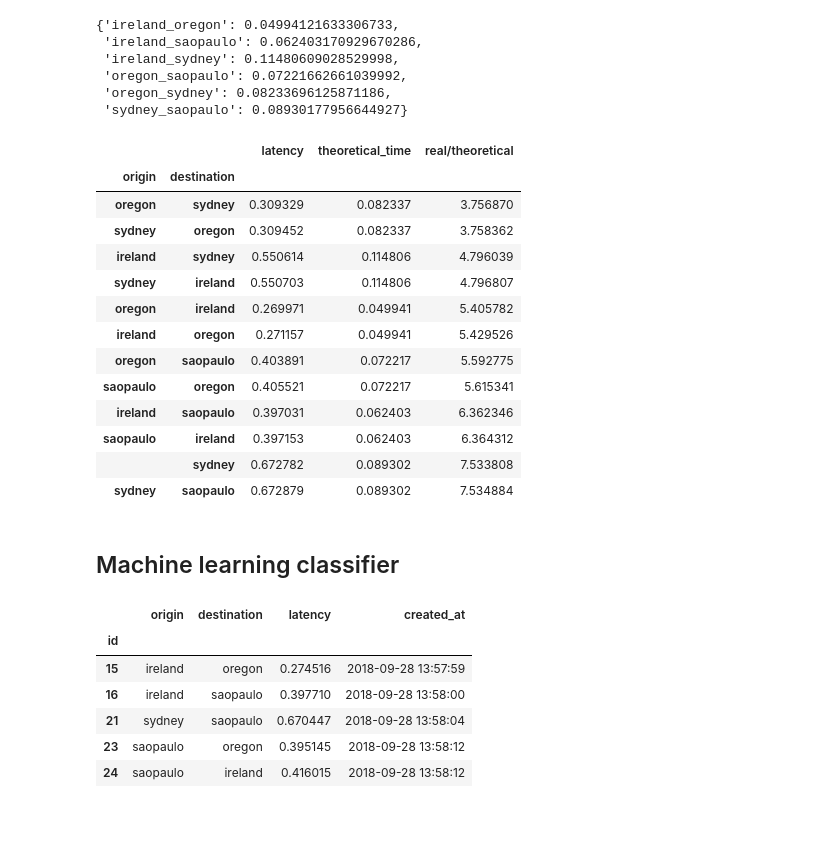
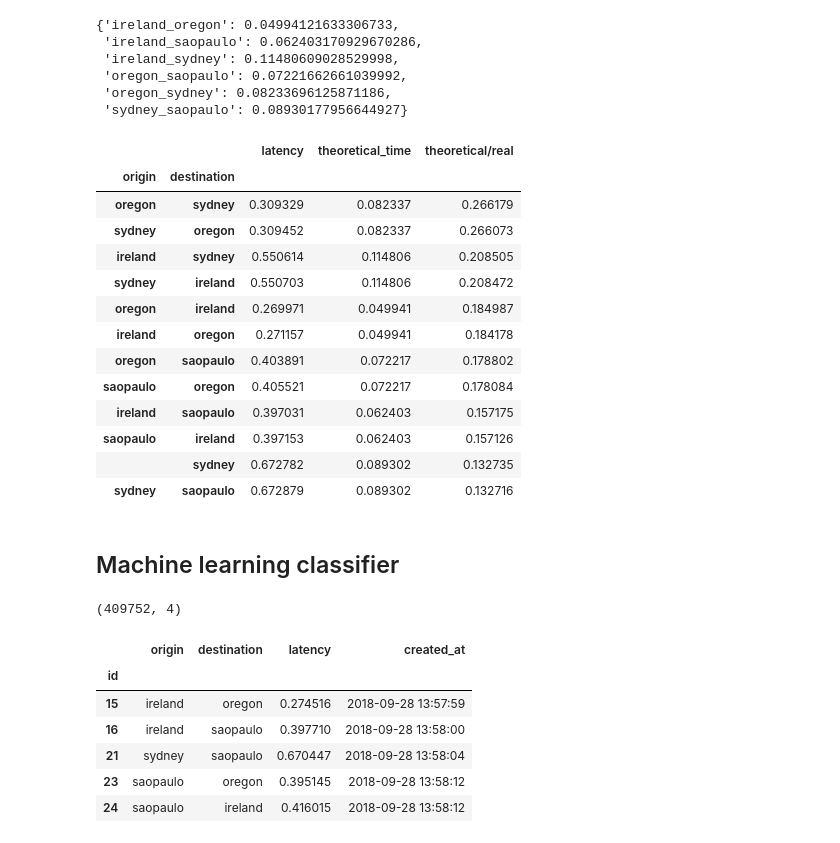
Before and after one commit to falvarezb/aws-index, a Jupyter notebook: data_analysis/aws_data.ipynb, the cells around one changed output. Cells and saved outputs as stored; diff of their text form; code cells hidden in the pictures.

```diff
--- a/data_analysis/aws_data.ipynb
+++ b/data_analysis/aws_data.ipynb
@@ -398,28 +406,32 @@ theoretical_time
 # %%
 latency95 = df95Grouped.mean()
 latency95['theoretical_time'] = [theoretical_time["ireland_oregon"], theoretical_time["ireland_saopaulo"], theoretical_time["ireland_sydney"],
 theoretical_time["ireland_oregon"],theoretical_time["oregon_saopaulo"],theoretical_time["oregon_sydney"],
 theoretical_time["ireland_saopaulo"],theoretical_time["oregon_saopaulo"],theoretical_time["sydney_saopaulo"],
 theoretical_time["ireland_sydney"],theoretical_time["oregon_sydney"],theoretical_time["sydney_saopaulo"]]
-latency95['real/theoretical'] = latency95['latency']/latency95['theoretical_time']
-latency95.sort_values('real/theoretical')
+latency95['theoretical/real'] = latency95['theoretical_time']/latency95['latency']
+latency95.sort_values('theoretical/real', ascending=False)
 # %% [output]
-|  |  | latency | theoretical_time | real/theoretical |
+|  |  | latency | theoretical_time | theoretical/real |
 | origin | destination |  |  |  |
-| oregon | sydney | 0.309329 | 0.082337 | 3.756870 |
-| sydney | oregon | 0.309452 | 0.082337 | 3.758362 |
-| ireland | sydney | 0.550614 | 0.114806 | 4.796039 |
-| sydney | ireland | 0.550703 | 0.114806 | 4.796807 |
-| oregon | ireland | 0.269971 | 0.049941 | 5.405782 |
-| ireland | oregon | 0.271157 | 0.049941 | 5.429526 |
-| oregon | saopaulo | 0.403891 | 0.072217 | 5.592775 |
-| saopaulo | oregon | 0.405521 | 0.072217 | 5.615341 |
-| ireland | saopaulo | 0.397031 | 0.062403 | 6.362346 |
-| saopaulo | ireland | 0.397153 | 0.062403 | 6.364312 |
-|  | sydney | 0.672782 | 0.089302 | 7.533808 |
-| sydney | saopaulo | 0.672879 | 0.089302 | 7.534884 |
+| oregon | sydney | 0.309329 | 0.082337 | 0.266179 |
+| sydney | oregon | 0.309452 | 0.082337 | 0.266073 |
+| ireland | sydney | 0.550614 | 0.114806 | 0.208505 |
+| sydney | ireland | 0.550703 | 0.114806 | 0.208472 |
+| oregon | ireland | 0.269971 | 0.049941 | 0.184987 |
+| ireland | oregon | 0.271157 | 0.049941 | 0.184178 |
+| oregon | saopaulo | 0.403891 | 0.072217 | 0.178802 |
+| saopaulo | oregon | 0.405521 | 0.072217 | 0.178084 |
+| ireland | saopaulo | 0.397031 | 0.062403 | 0.157175 |
+| saopaulo | ireland | 0.397153 | 0.062403 | 0.157126 |
+|  | sydney | 0.672782 | 0.089302 | 0.132735 |
+| sydney | saopaulo | 0.672879 | 0.089302 | 0.132716 |
 # %% [markdown]
 ## Machine learning classifier
+# %%
+df95.shape
+# %% [output]
+(409752, 4)
 # %%
 df95.head()
 # %% [output]
```
Also changed, not shown: parts of 33 cells of this notebook, 5 other files.
